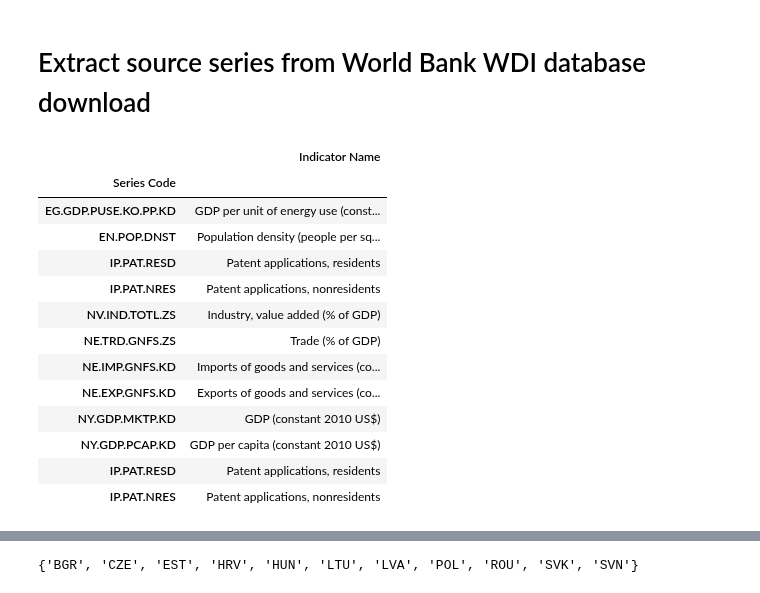
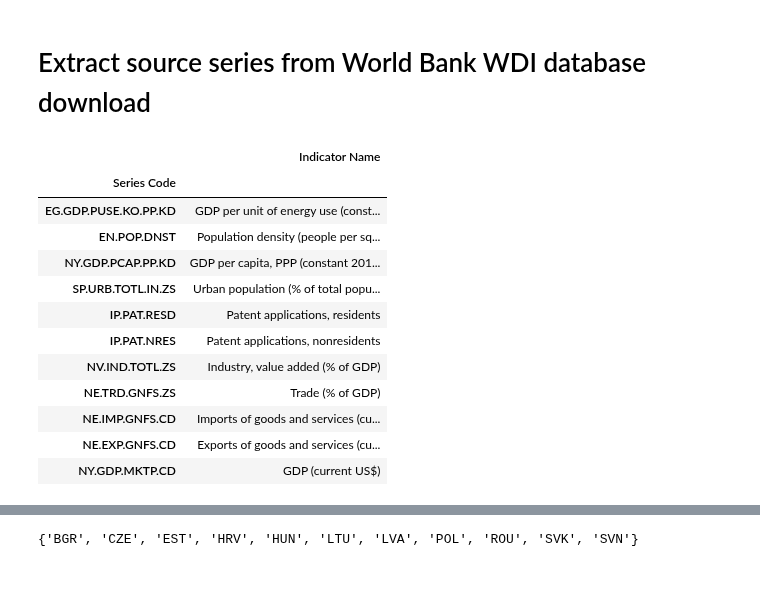
Before and after one commit to drakesiard/em-2020, a Jupyter notebook: data/D1_extract_WB_series.ipynb, the cells around one changed output, grey strips where cells are left out. Cells and saved outputs as stored; diff of their text form; code cells hidden in the pictures.

```diff
--- a/data/D1_extract_WB_series.ipynb
+++ b/data/D1_extract_WB_series.ipynb
@@ -24,35 +24,32 @@ series = pd.read_csv(zf.open('WDISeries.csv'), index_col='Series Code')
 # %%
 raw_indicators = [
     'EG.GDP.PUSE.KO.PP.KD',
     'EN.POP.DNST',
+    'NY.GDP.PCAP.PP.KD',
+    'SP.URB.TOTL.IN.ZS',
     'IP.PAT.RESD',
     'IP.PAT.NRES',
     'NV.IND.TOTL.ZS',
     'NE.TRD.GNFS.ZS',
-    'NE.IMP.GNFS.KD',
-    'NE.EXP.GNFS.KD',
-    'NY.GDP.MKTP.KD',
-    'NY.GDP.PCAP.KD',
-    'IP.PAT.RESD',
-    'IP.PAT.NRES',
-#     'PA.NUS.FCRF',
+    'NE.IMP.GNFS.CD',
+    'NE.EXP.GNFS.CD',
+    'NY.GDP.MKTP.CD',
 ]
 series.loc[raw_indicators[0:], ['Indicator Name']]
 # %% [output]
 |  | Indicator Name |
 | Series Code |  |
 | EG.GDP.PUSE.KO.PP.KD | GDP per unit of energy use (const... |
 | EN.POP.DNST | Population density (people per sq... |
+| NY.GDP.PCAP.PP.KD | GDP per capita, PPP (constant 201... |
+| SP.URB.TOTL.IN.ZS | Urban population (% of total popu... |
 | IP.PAT.RESD | Patent applications, residents |
 | IP.PAT.NRES | Patent applications, nonresidents |
 | NV.IND.TOTL.ZS | Industry, value added (% of GDP) |
 | NE.TRD.GNFS.ZS | Trade (% of GDP) |
-| NE.IMP.GNFS.KD | Imports of goods and services (co... |
-| NE.EXP.GNFS.KD | Exports of goods and services (co... |
-| NY.GDP.MKTP.KD | GDP (constant 2010 US$) |
-| NY.GDP.PCAP.KD | GDP per capita (constant 2010 US$) |
-| IP.PAT.RESD | Patent applications, residents |
-| IP.PAT.NRES | Patent applications, nonresidents |
+| NE.IMP.GNFS.CD | Imports of goods and services (cu... |
+| NE.EXP.GNFS.CD | Exports of goods and services (cu... |
+| NY.GDP.MKTP.CD | GDP (current US$) |
 # %%
 countries = pd.read_csv(zf.open('WDICountry.csv'),  index_col='Country Code')
 # countries.loc[['ARB', 'WLD', 'FRA', 'IND'], :]
```
Also changed, not shown: parts of 2 cells of this notebook, 2 other files.
